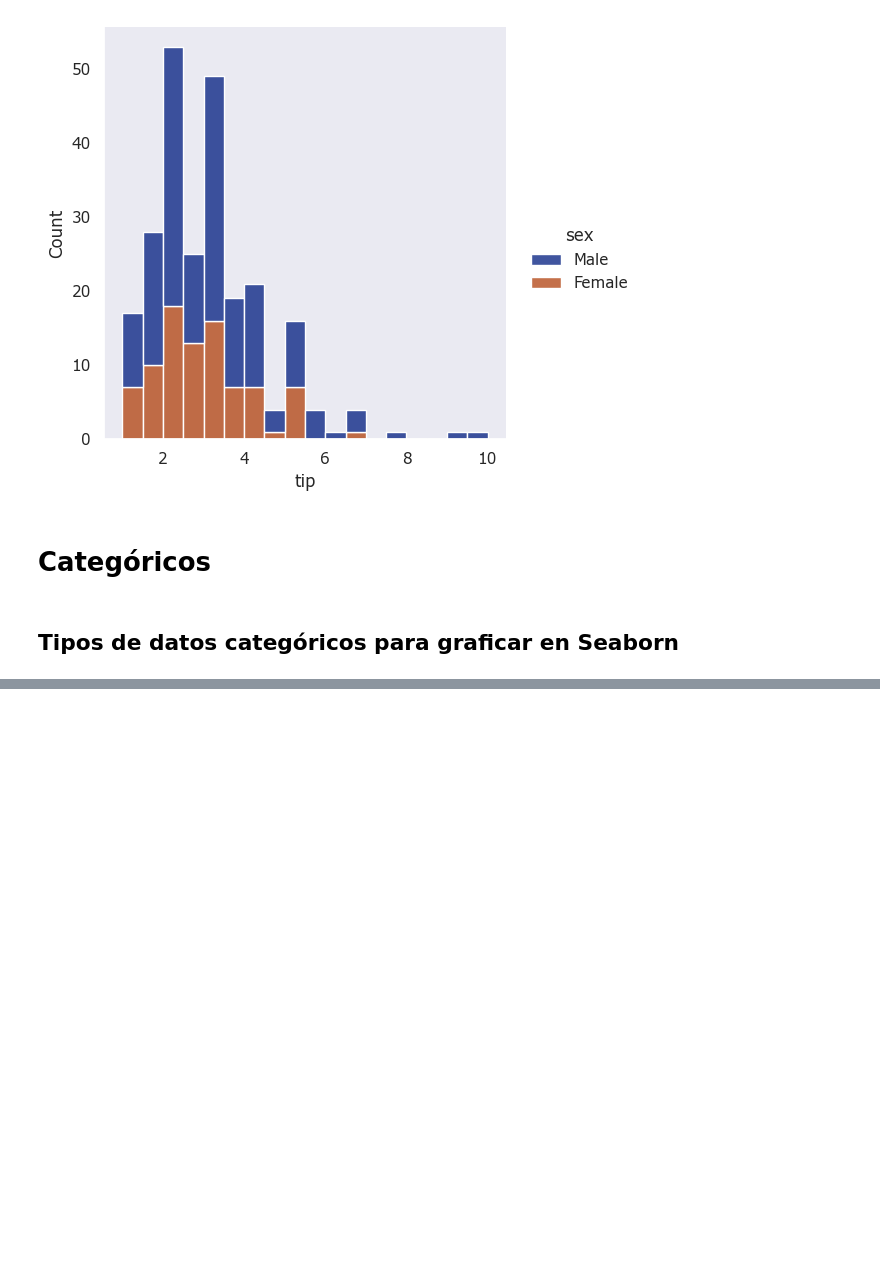
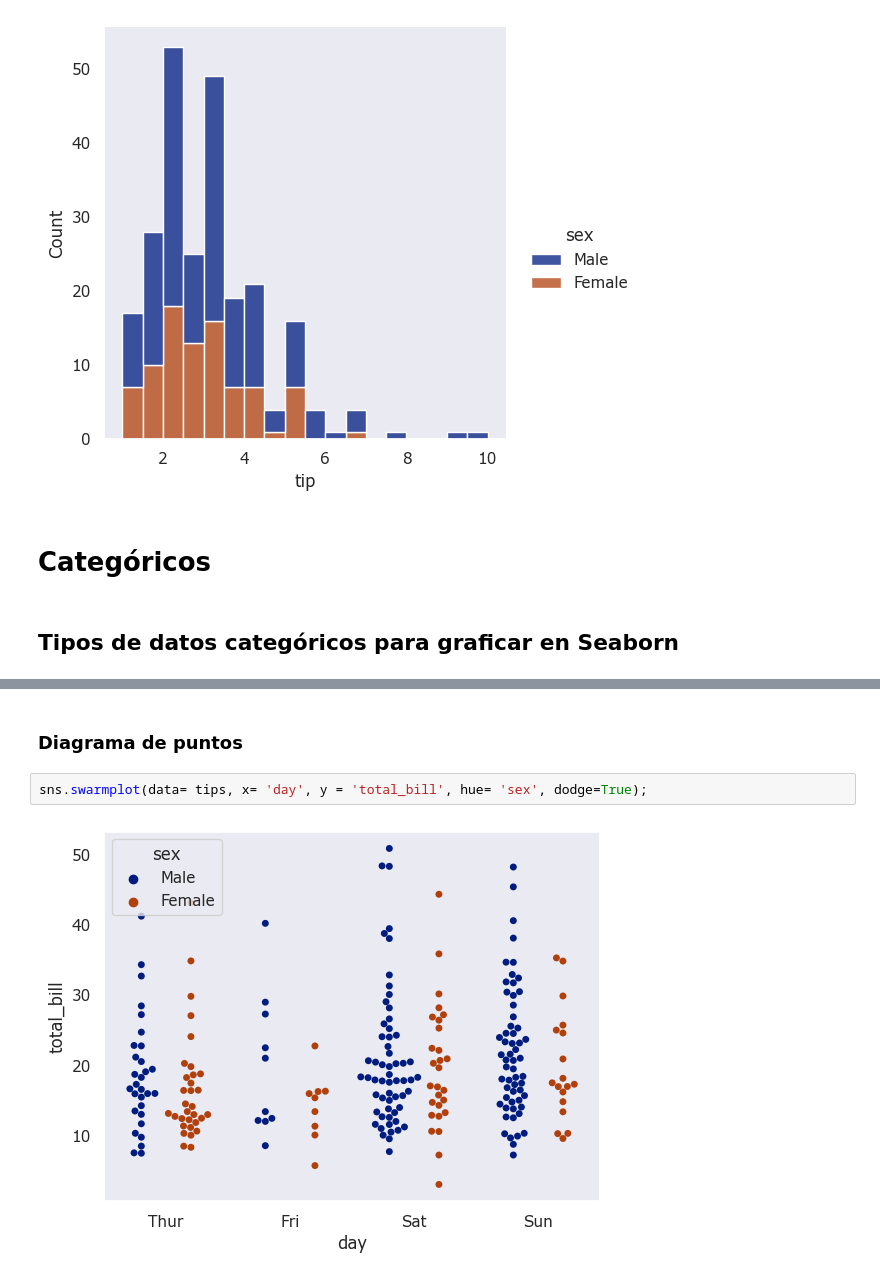
Before and after one commit to RaymundoSGlz/Matplotlib-y-Seaborn, a Jupyter notebook: seaborn.ipynb, the cells around one changed output, grey strips where cells are left out. Drawn from its saved outputs; the diff is of its cells as text; blank space fills up the shorter version.

```diff
--- a/seaborn.ipynb
+++ b/seaborn.ipynb
@@ -167,0 +174,6 @@ sns.displot(data = tips, x = 'tip', hue = 'sex',kind= 'hist', multiple= 'stack')
+# %% [markdown]
+### Diagrama de puntos
+# %%
+sns.swarmplot(data= tips, x= 'day', y = 'total_bill', hue= 'sex', dodge=True);
+# %% [output]
+[figure, added]
```
Also changed, not shown: parts of 20 cells of this notebook.
